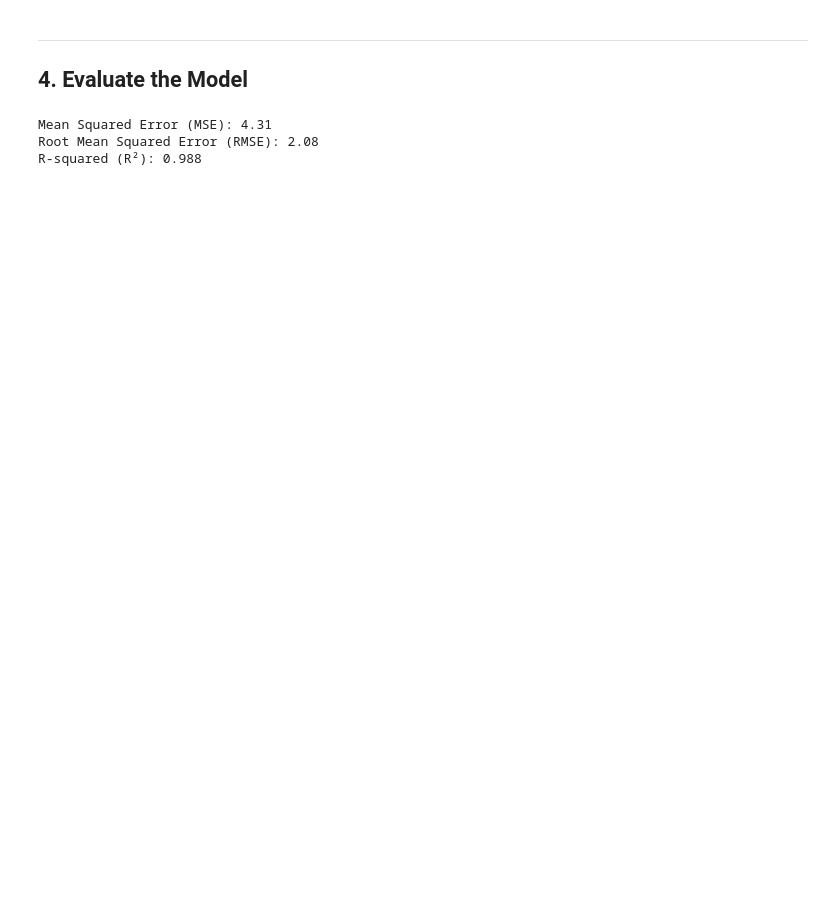
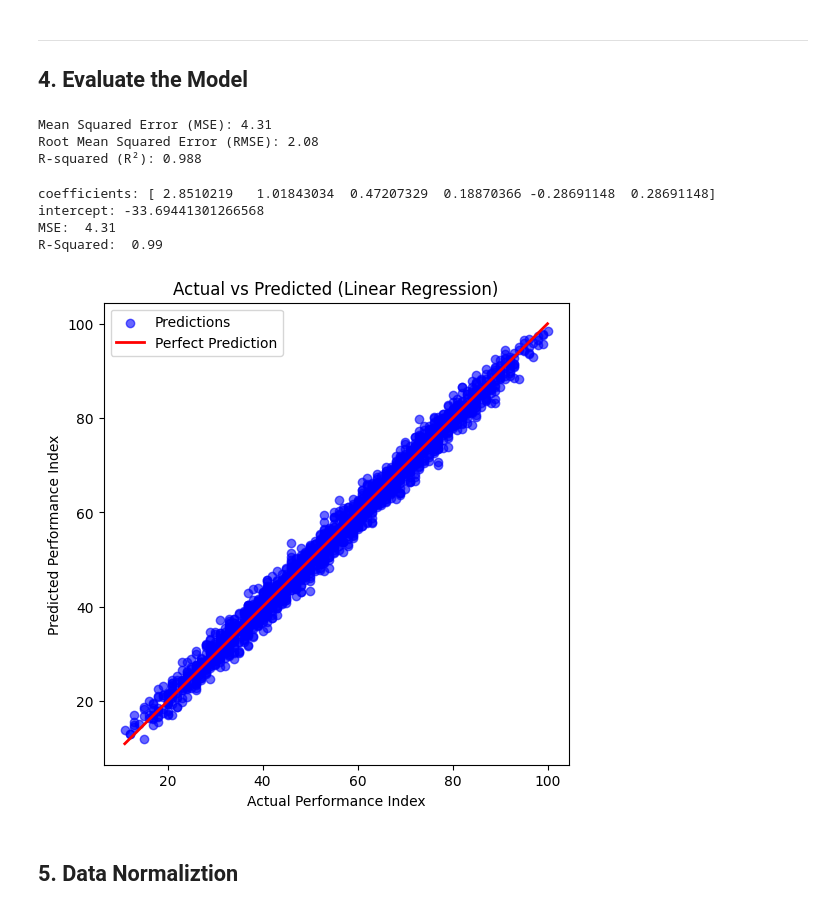
Before and after one commit to khoulaCode/DataScience-Brain-Bytes, a Jupyter notebook: Team_members/from_janna/Student_Performance_Regression.ipynb, the cells around one changed output. Drawn from its saved outputs; the diff is of its cells as text; code cells hidden in the pictures; blank space fills up the shorter version.

```diff
--- a/Team_members/from_janna/Student_Performance_Regression.ipynb
+++ b/Team_members/from_janna/Student_Performance_Regression.ipynb
@@ -209,3 +200,30 @@ print(f"R-squared (R²): {r2:.3f}")
 Mean Squared Error (MSE): 4.31
 Root Mean Squared Error (RMSE): 2.08
 R-squared (R²): 0.988
+# %%
+# make predictions and evaluate
+y_pred = model.predict(X_test)
+print(f"coefficients: {model.coef_}") # "_" -> private variables
+print(f"intercept: {model.intercept_}")
+print(f"MSE: {mean_squared_error(y_test, y_pred): .2f}")
+print(f"R-Squared: {r2_score(y_test, y_pred): .2f}")
+# %% [output]
+coefficients: [ 2.8510219   1.01843034  0.47207329  0.18870366 -0.28691148  0.28691148]
+intercept: -33.69441301266568
+MSE:  4.31
+R-Squared:  0.99
+# %%
+plt.figure(figsize=(6,6))
+plt.scatter(y_test, y_pred, alpha=0.6, color="blue", label="Predictions")
+plt.plot([y_test.min(), y_test.max()], [y_test.min(), y_test.max()],
+         color="red", linewidth=2, label="Perfect Prediction")
+
+plt.xlabel("Actual Performance Index")
+plt.ylabel("Predicted Performance Index")
+plt.title("Actual vs Predicted (Linear Regression)")
+plt.legend()
+plt.show()
+# %% [output]
+[figure, added]
+# %% [markdown]
+## 5. Data Normaliztion
```
Also changed, not shown: parts of 12 cells of this notebook.
